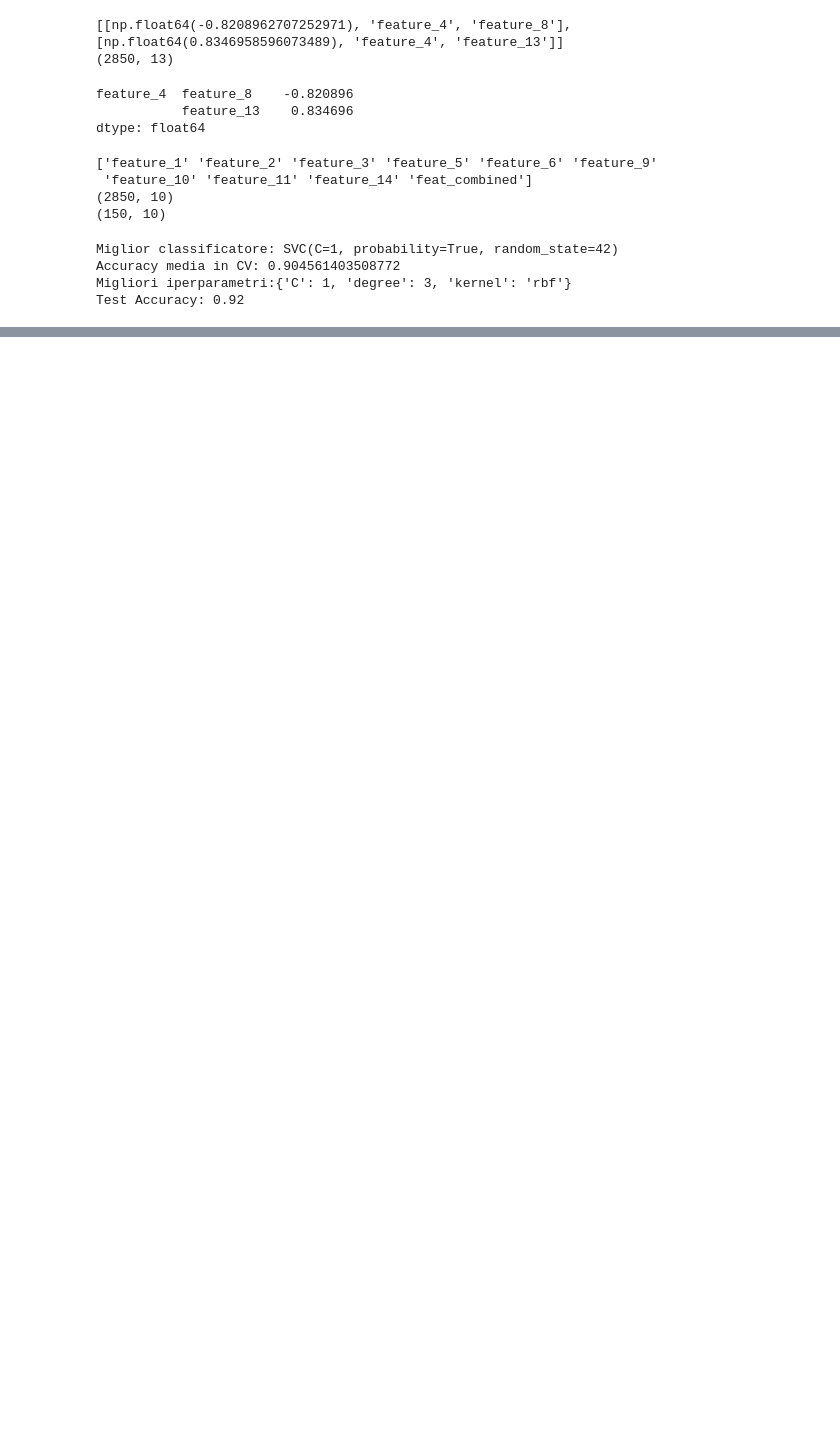
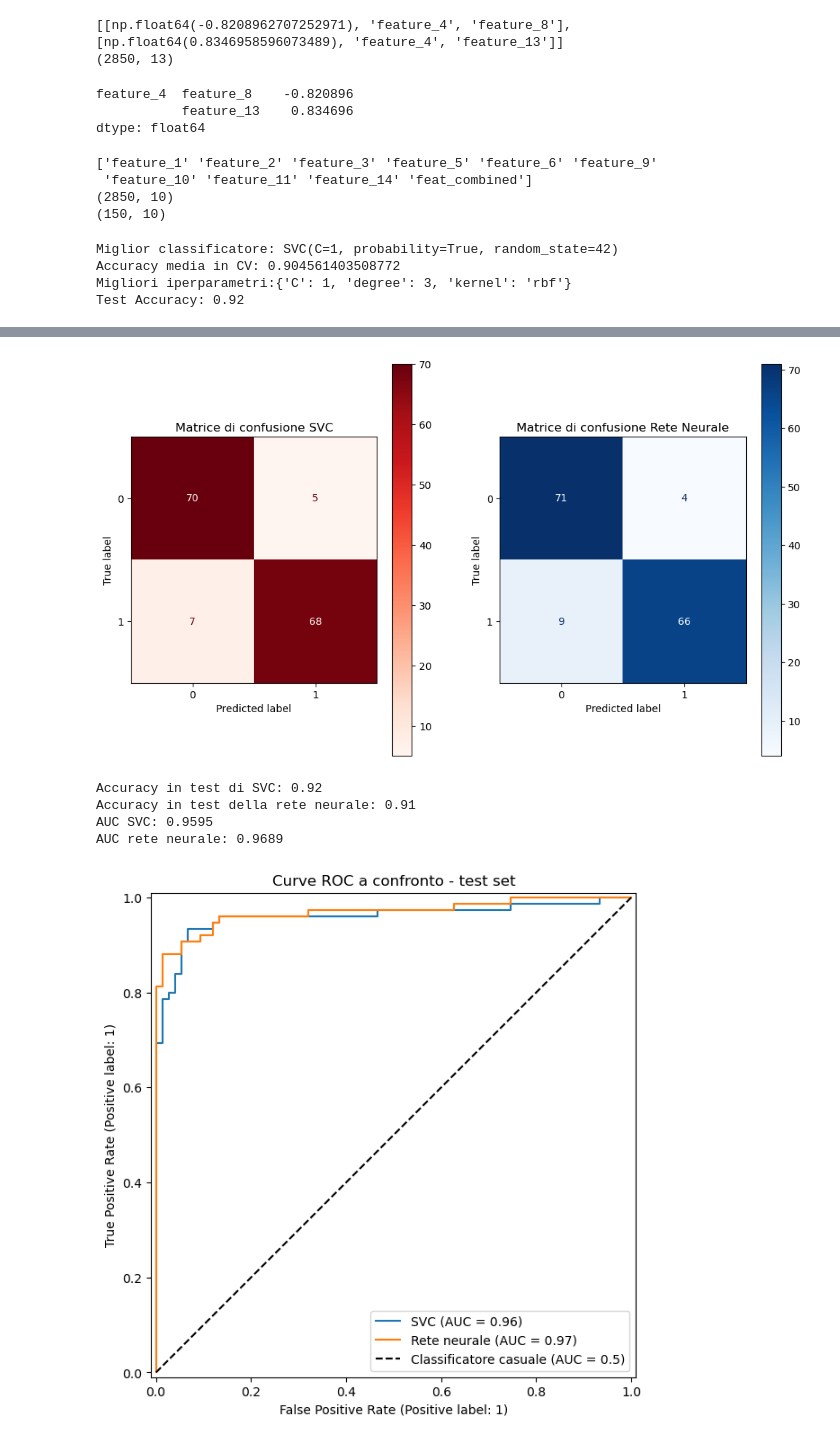
Before and after one commit to Anelgo02/BigData-notebooks, a Jupyter notebook: BigData (MODULO 2)/data.csv/data1.ipynb, the cells around one changed output, grey strips where cells are left out. Cells and saved outputs as stored; diff of their text form; code cells hidden in the pictures; blank space fills up the shorter version.

```diff
--- a/BigData (MODULO 2)/data.csv/data1.ipynb
+++ b/BigData (MODULO 2)/data.csv/data1.ipynb
@@ -280,0 +302,79 @@ precision_score:   0.86  recall_score:   0.83  f1_score:   0.83
+# %%
+def evaluate(model, loss_fn, test_loader, device):
+
+    model.eval()
+    nn_true,nn_pred,nn_prob,losses = [],[],[],[]
+
+    num_batches  = len(test_loader)
+
+    with torch.no_grad():
+        for X_batch, y_batch in test_loader:
+            X_batch, y_batch = X_batch.to(device), y_batch.to(device)
+
+            logits = model(X_batch)
+            # Softmax prende il vettore di numeri reali e lo trasforma in una probabilita'
+            prob = torch.softmax(logits, dim=1)
+            # Argmax evaluates an array or function and returns the index position of the maximum value (the "winner").
+            pred = torch.argmax(prob, dim=1)
+
+            losses.append(loss_fn(logits, y_batch).item())
+            nn_true.extend(y_batch.cpu().numpy())
+            nn_pred.extend(pred.cpu().numpy())
+            nn_prob.extend(prob.cpu().numpy())
+
+    nn_test_loss = sum(losses) / num_batches
+
+    nn_true=np.array(nn_true)
+    nn_pred=np.array(nn_pred)
+    nn_prob=np.array(nn_prob)
+
+    return nn_true, nn_pred, nn_prob, nn_test_loss
+
+best_model, best_optimizer, checkpoint  = tnn.load_model("best_model.pt", model=model, optimizer=optimizer, device=device)
+
+nn_true, nn_pred, nn_prob, nn_test_loss = evaluate(best_model, loss_fn, test_loader, device)
+
+# === Matrici di confusioni ===
+
+import matplotlib.pyplot as plt
+from sklearn.metrics import ConfusionMatrixDisplay, RocCurveDisplay, roc_auc_score, accuracy_score
+
+fig, (ax1,ax2) = plt.subplots(1,2, sharex=True, figsize=(12,7))
+
+svc_pred = best_estimator.predict(X_test_final)
+ConfusionMatrixDisplay.from_predictions(y_test, svc_pred, cmap="Reds", ax=ax1)
+ax1.set_title("Matrice di confusione SVC")
+
+ConfusionMatrixDisplay.from_predictions(nn_true, nn_pred, cmap="Blues", ax=ax2)
+ax2.set_title("Matrice di confusione Rete Neurale")
+
+plt.show()
+
+# ===Accuracy ===
+
+svc_acc = accuracy_score(y_test, svc_pred)
+nn_acc = accuracy_score(nn_true, nn_pred)
+
+print(f"Accuracy in test di SVC: {svc_acc}")
+print(f"Accuracy in test della rete neurale: {nn_acc:.2f}")
+
+# === Curva ROC e AUC ===
+svc_auc = roc_auc_score(y_test, svc_prob)
+nn_auc  = roc_auc_score(nn_true, nn_prob[:, 1])
+print(f"AUC SVC: {svc_auc:.4f}")
+print(f"AUC rete neurale: {nn_auc:.4f}")
+
+fig, ax = plt.subplots(figsize=(7, 7))
+RocCurveDisplay.from_predictions(y_test, svc_prob, name="SVC", ax=ax)
+RocCurveDisplay.from_predictions(nn_true, nn_prob[:, 1], name="Rete neurale", ax=ax)
+ax.plot([0, 1], [0, 1], "k--", label="Classificatore casuale (AUC = 0.5)")
+ax.set_title("Curve ROC a confronto - test set")
+ax.legend()
+plt.show()
+# %% [output]
+[figure, added]
+Accuracy in test di SVC: 0.92
+Accuracy in test della rete neurale: 0.91
+AUC SVC: 0.9595
+AUC rete neurale: 0.9689
+[figure, added]
```
Also changed, not shown: parts of 1 cell of this notebook, 1 other file.
